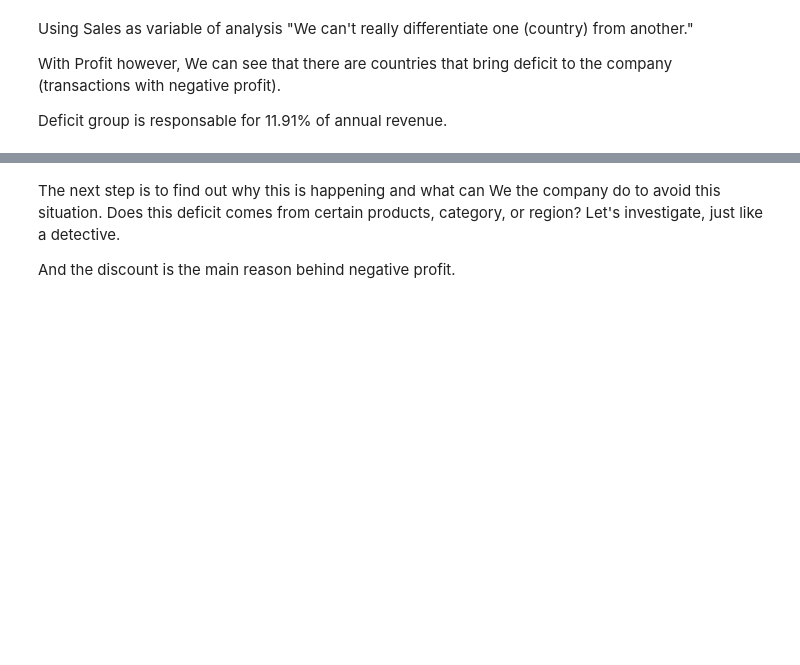
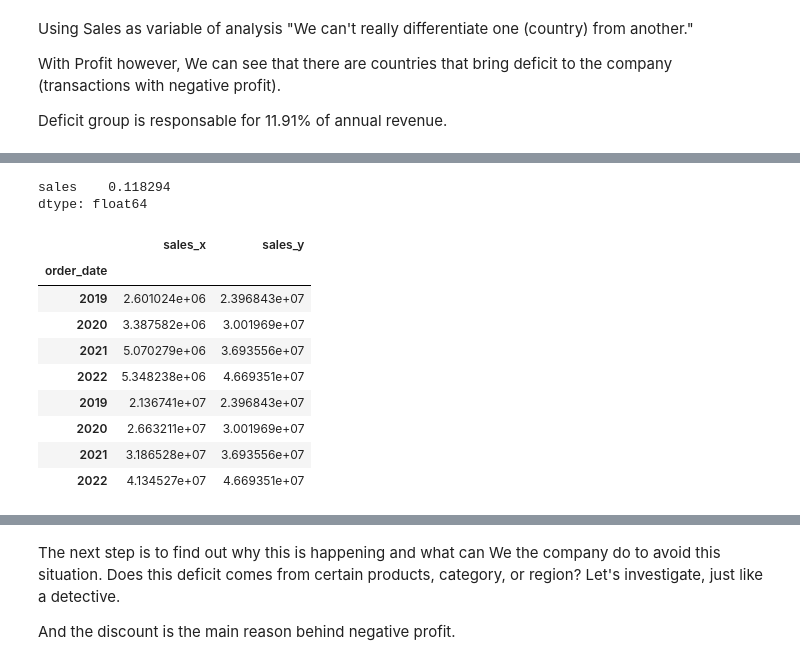
Before and after one commit to pauloreis-ds/e_mart_retailer, a Jupyter notebook: geolocation_analysis/notebooks/geolocation_sales_analysis_p01v01.ipynb, the cells around one changed output, grey strips where cells are left out. Saved outputs shown, nothing was run; the diff lists cells and outputs as text; code cells hidden in the pictures; blank space fills up the shorter version.

```diff
--- a/geolocation_analysis/notebooks/geolocation_sales_analysis_p01v01.ipynb
+++ b/geolocation_analysis/notebooks/geolocation_sales_analysis_p01v01.ipynb
@@ -512,0 +523,24 @@ df_aux.groupby("group")[['sales']].sum()/df_aux[['sales']].sum()
+# %%
+(df_aux.groupby(["group", "order_date"])[['sales']].sum()
+ /
+ df_aux.groupby(["order_date"])[['sales']].sum()).query("group == 'Deficit'").mean()
+# %% [output]
+sales    0.118294
+dtype: float64
+# %%
+df_aux = df_aux.groupby(["group", "order_date"])[['sales']].sum().merge(
+    df_aux.groupby(["order_date"])[['sales']].sum(), how='left',
+    on=['order_date']
+)
+df_aux
+# %% [output]
+|  | sales_x | sales_y |
+| order_date |  |  |
+| 2019 | 2.601024e+06 | 2.396843e+07 |
+| 2020 | 3.387582e+06 | 3.001969e+07 |
+| 2021 | 5.070279e+06 | 3.693556e+07 |
+| 2022 | 5.348238e+06 | 4.669351e+07 |
+| 2019 | 2.136741e+07 | 2.396843e+07 |
+| 2020 | 2.663211e+07 | 3.001969e+07 |
+| 2021 | 3.186528e+07 | 3.693556e+07 |
+| 2022 | 4.134527e+07 | 4.669351e+07 |
```
Also changed, not shown: parts of 7 cells of this notebook, 8 other files.
